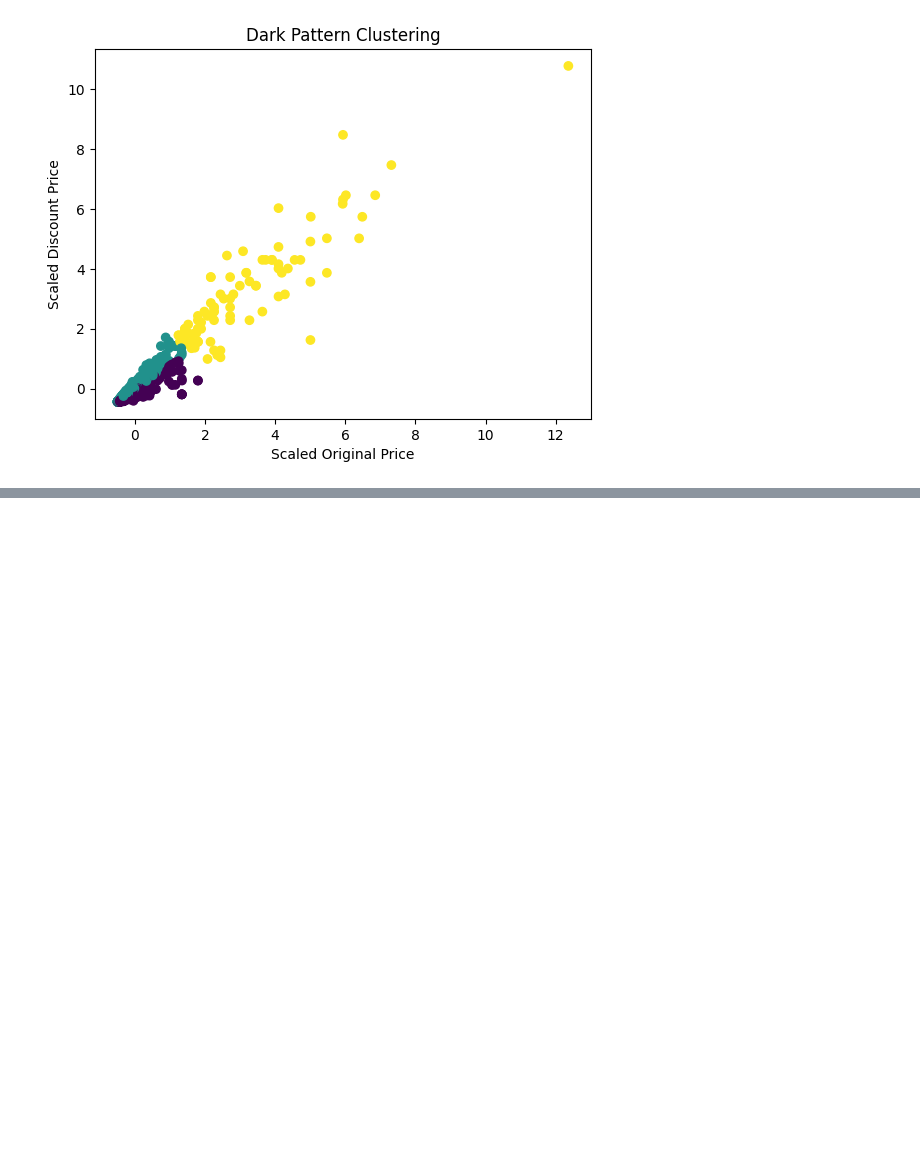
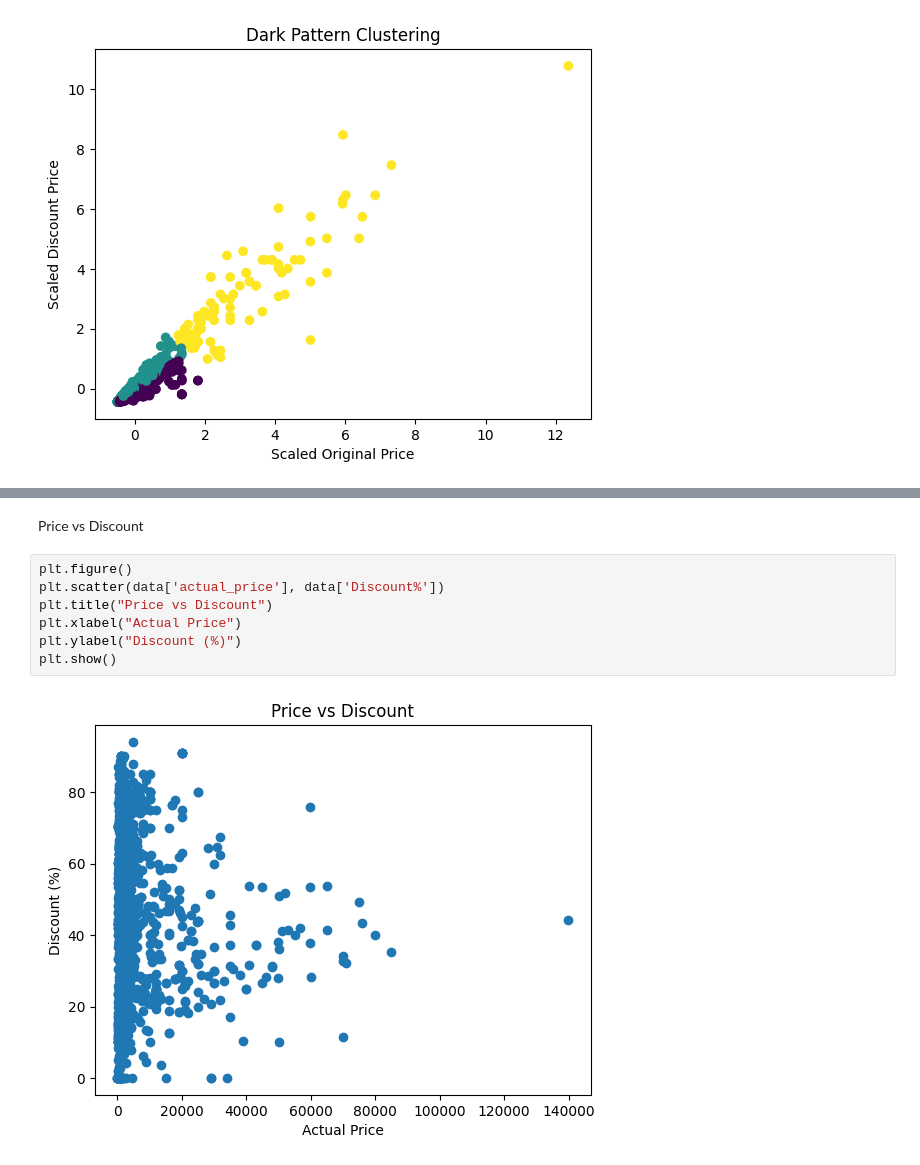
Before and after one commit to dmahakal2006/AI-Job-Description-git-clone-https-github.com-username-project, a Jupyter notebook: DM PROJECT .ipynb, the cells around one changed output, grey strips where cells are left out. Cells and saved outputs as stored; diff of their text form; blank space fills up the shorter version.

```diff
--- a/DM PROJECT .ipynb
+++ b/DM PROJECT .ipynb
@@ -183,0 +206,11 @@ plt.show()
+# %% [markdown]
+ Price vs Discount
+# %%
+plt.figure()
+plt.scatter(data['actual_price'], data['Discount%'])
+plt.title("Price vs Discount")
+plt.xlabel("Actual Price")
+plt.ylabel("Discount (%)")
+plt.show()
+# %% [output]
+[figure, added]
```
Also changed, not shown: parts of 13 cells of this notebook.
